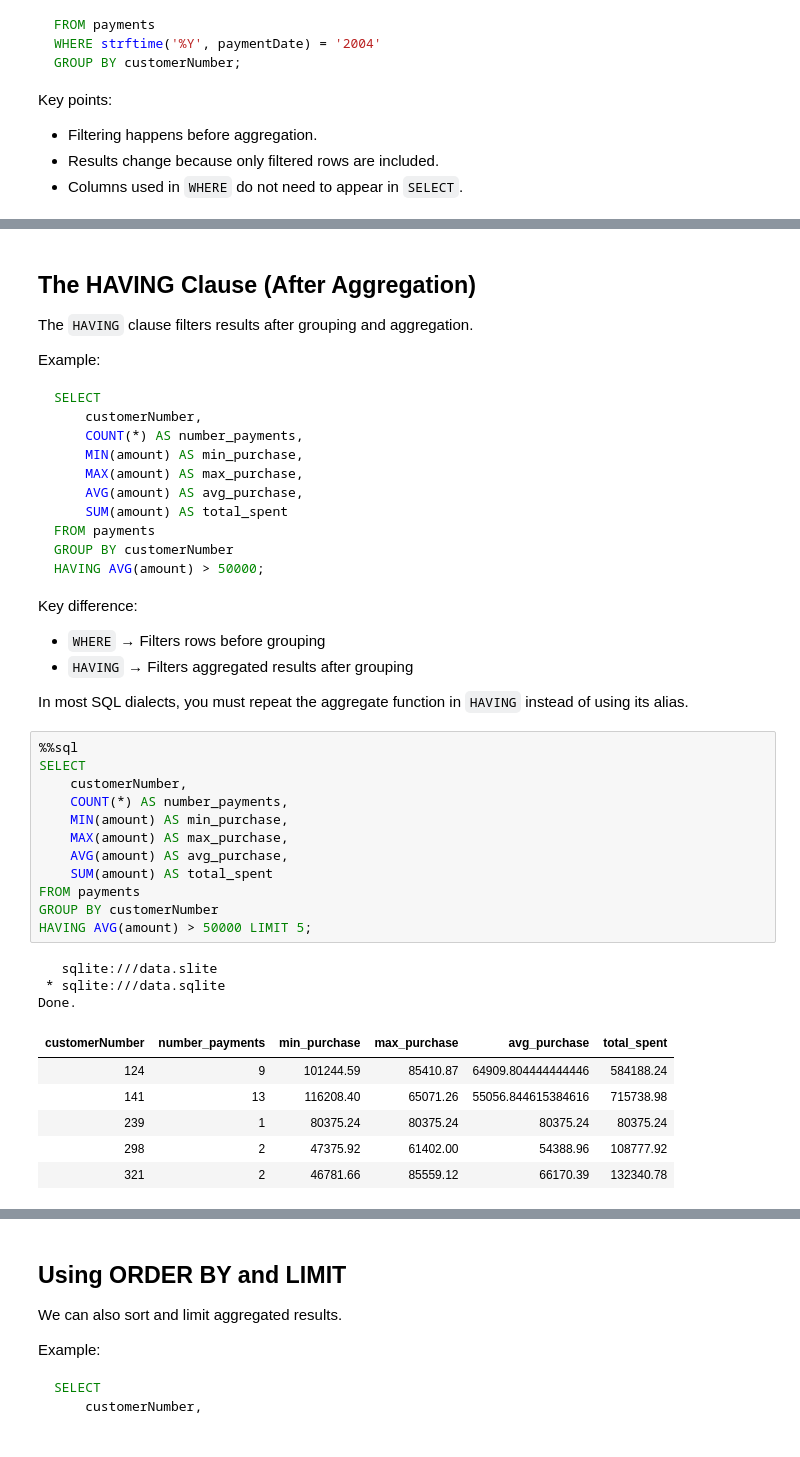
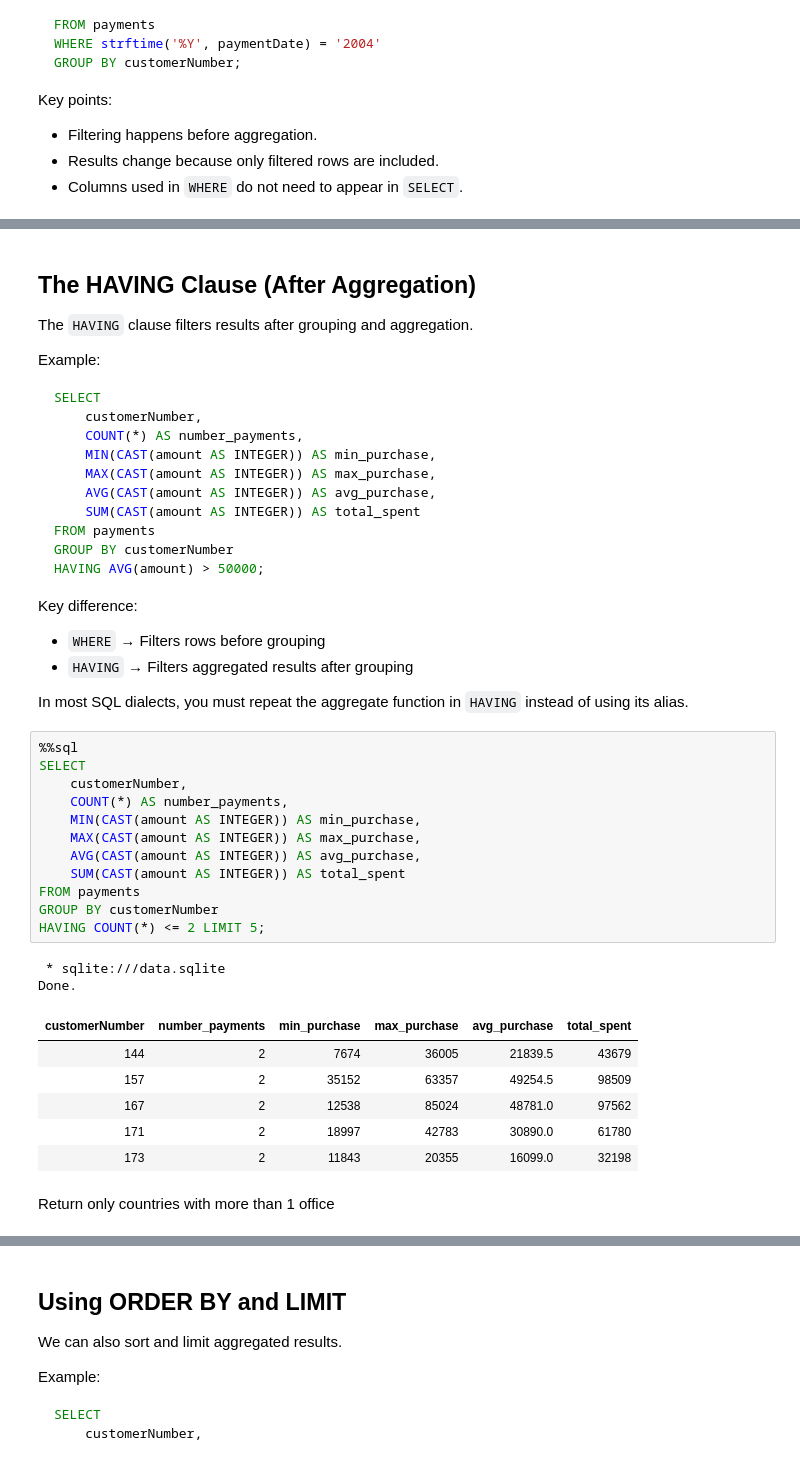
Before and after one commit to karusamuel/sql_grouping_and_ordering, a Jupyter notebook: index.ipynb, the cells around one changed output, grey strips where cells are left out. Saved outputs shown, nothing was run; the diff lists cells and outputs as text.

```diff
--- a/index.ipynb
+++ b/index.ipynb
@@ -280,10 +376,10 @@ Example:
 SELECT
     customerNumber,
     COUNT(*) AS number_payments,
-    MIN(amount) AS min_purchase,
-    MAX(amount) AS max_purchase,
-    AVG(amount) AS avg_purchase,
-    SUM(amount) AS total_spent
+    MIN(CAST(amount AS INTEGER)) AS min_purchase,
+    MAX(CAST(amount AS INTEGER)) AS max_purchase,
+    AVG(CAST(amount AS INTEGER)) AS avg_purchase,
+    SUM(CAST(amount AS INTEGER)) AS total_spent
 FROM payments
 GROUP BY customerNumber
 HAVING AVG(amount) > 50000;
@@ -298,22 +394,23 @@ In most SQL dialects, you must repeat the aggregate function in `HAVING` instead
 # %%
 %%sql
 SELECT
     customerNumber,
     COUNT(*) AS number_payments,
-    MIN(amount) AS min_purchase,
-    MAX(amount) AS max_purchase,
-    AVG(amount) AS avg_purchase,
-    SUM(amount) AS total_spent
+    MIN(CAST(amount AS INTEGER)) AS min_purchase,
+    MAX(CAST(amount AS INTEGER)) AS max_purchase,
+    AVG(CAST(amount AS INTEGER)) AS avg_purchase,
+    SUM(CAST(amount AS INTEGER)) AS total_spent
 FROM payments
 GROUP BY customerNumber
-HAVING AVG(amount) > 50000 LIMIT 5;
+HAVING COUNT(*) <= 2 LIMIT 5;
 # %% [output]
-   sqlite:///data.slite
  * sqlite:///data.sqlite
 Done.
 | customerNumber | number_payments | min_purchase | max_purchase | avg_purchase | total_spent |
-| 124 | 9 | 101244.59 | 85410.87 | 64909.804444444446 | 584188.24 |
-| 141 | 13 | 116208.40 | 65071.26 | 55056.844615384616 | 715738.98 |
-| 239 | 1 | 80375.24 | 80375.24 | 80375.24 | 80375.24 |
-| 298 | 2 | 47375.92 | 61402.00 | 54388.96 | 108777.92 |
-| 321 | 2 | 46781.66 | 85559.12 | 66170.39 | 132340.78 |
+| 144 | 2 | 7674 | 36005 | 21839.5 | 43679 |
+| 157 | 2 | 35152 | 63357 | 49254.5 | 98509 |
+| 167 | 2 | 12538 | 85024 | 48781.0 | 97562 |
+| 171 | 2 | 18997 | 42783 | 30890.0 | 61780 |
+| 173 | 2 | 11843 | 20355 | 16099.0 | 32198 |
+# %% [markdown]
+Return only countries with more than 1 office
```
Also changed, not shown: parts of 34 cells of this notebook.
